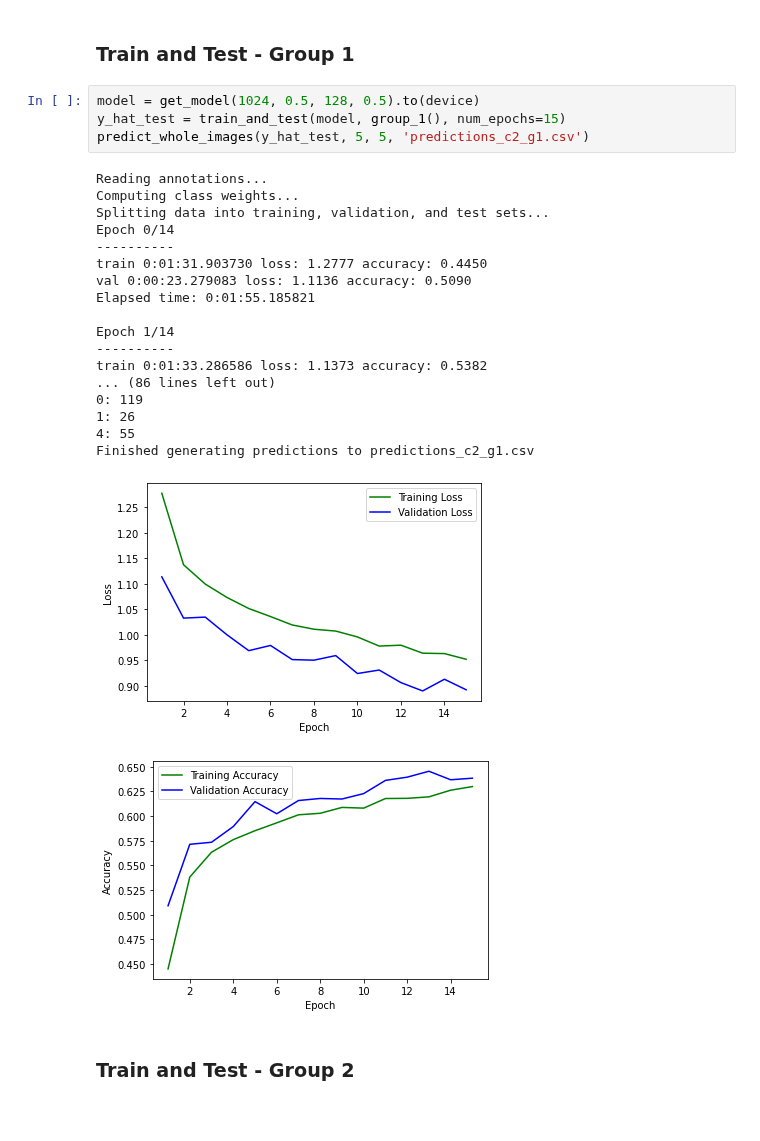
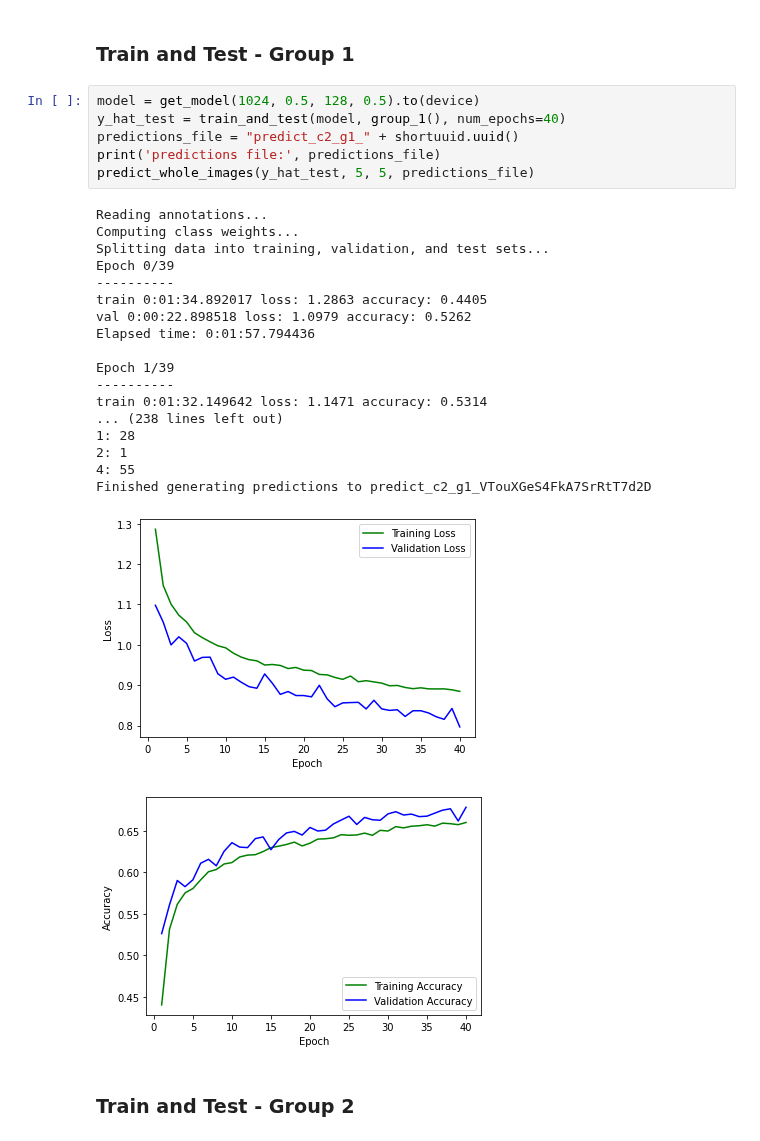
Before and after one commit to jmaness/csc591nn-projc1, a Jupyter notebook: c2.ipynb, the cells around one changed output. Drawn from its saved outputs; the diff is of its cells as text.

Commit message:
With 0.5 dropout and 80/20 train/val split, the test prediction distribution is:
0: 116
1: 28
2: 1
4: 55

```diff
--- a/c2.ipynb
+++ b/c2.ipynb
@@ -719,28 +719,30 @@ def predict_whole_images(patch_predictions, rows, columns, csvfile):
 ### Train and Test - Group 1
 # %%
 model = get_model(1024, 0.5, 128, 0.5).to(device)
-y_hat_test = train_and_test(model, group_1(), num_epochs=15)
-predict_whole_images(y_hat_test, 5, 5, 'predictions_c2_g1.csv')
+y_hat_test = train_and_test(model, group_1(), num_epochs=40)
+predictions_file = "predict_c2_g1_" + shortuuid.uuid()
+print('predictions file:', predictions_file)
+predict_whole_images(y_hat_test, 5, 5, predictions_file)
 # %% [output]
 Reading annotations...
 Computing class weights...
 Splitting data into training, validation, and test sets...
-Epoch 0/14
+Epoch 0/39
 ----------
-train 0:01:31.903730 loss: 1.2777 accuracy: 0.4450
-val 0:00:23.279083 loss: 1.1136 accuracy: 0.5090
-Elapsed time: 0:01:55.185821
+train 0:01:34.892017 loss: 1.2863 accuracy: 0.4405
+val 0:00:22.898518 loss: 1.0979 accuracy: 0.5262
+Elapsed time: 0:01:57.794436
 
-Epoch 1/14
+Epoch 1/39
 ----------
-train 0:01:33.286586 loss: 1.1373 accuracy: 0.5382
-... (86 lines left out)
-0: 119
-1: 26
+train 0:01:32.149642 loss: 1.1471 accuracy: 0.5314
+... (238 lines left out)
+1: 28
+2: 1
 4: 55
-Finished generating predictions to predictions_c2_g1.csv
+Finished generating predictions to predict_c2_g1_VTouXGeS4FkA7SrRtT7d2D
-[figure, old version]
+[figure, new version]
-[figure, old version]
+[figure, new version]
 # %% [markdown]
 ### Train and Test - Group 2
 # %%
```
Also changed, not shown: parts of 1 cell of this notebook.
